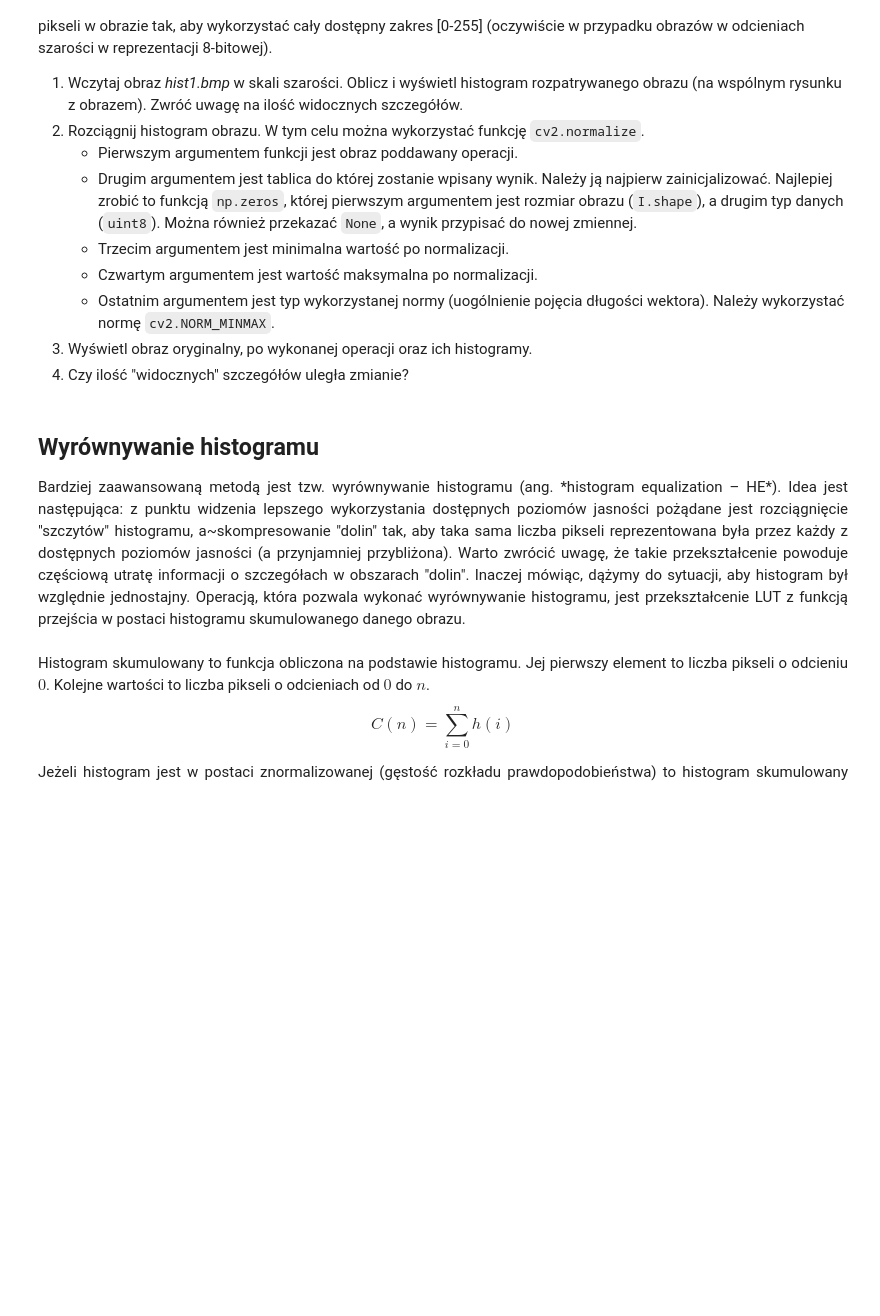
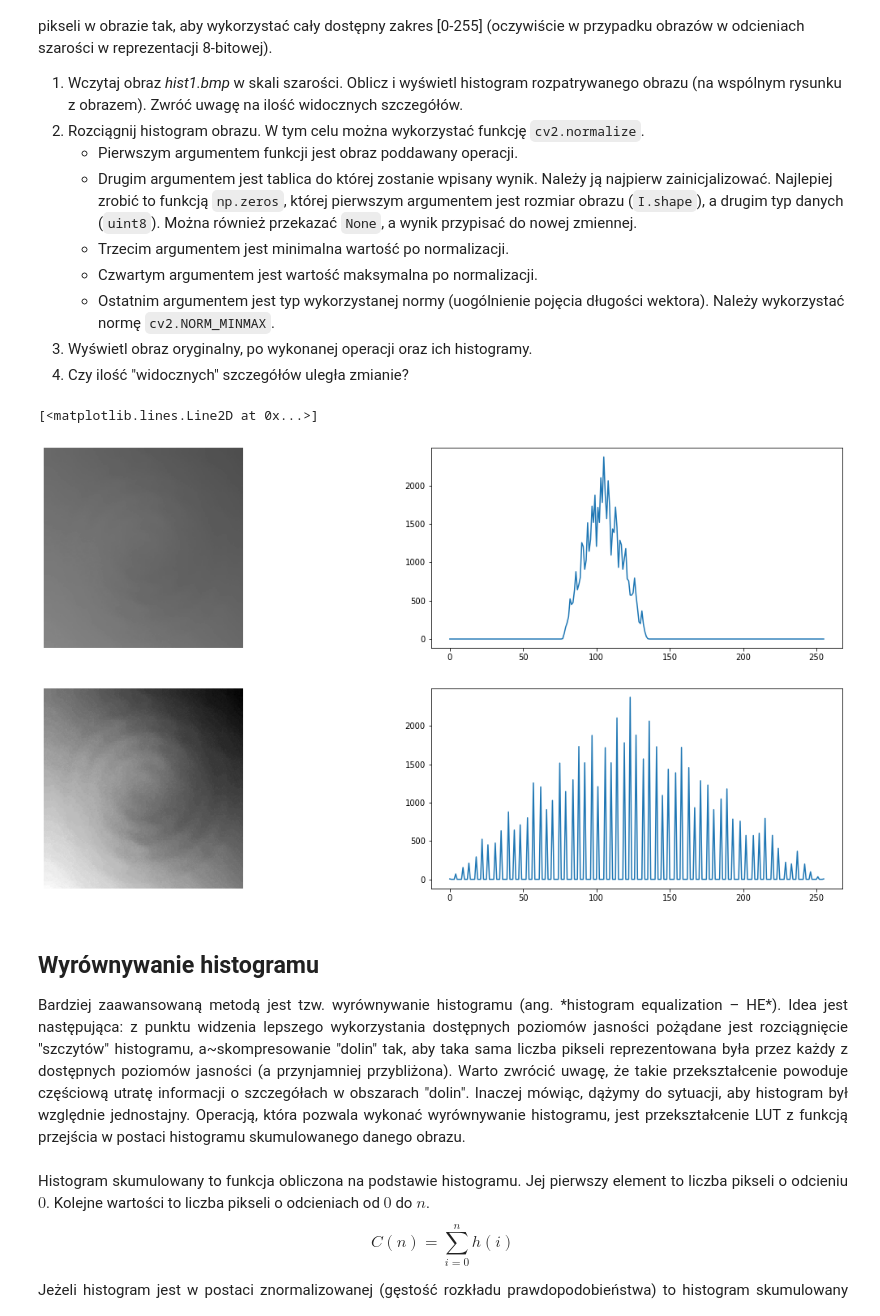
Before and after one commit to Uiskam/WDCPO, a Jupyter notebook: lab_3.ipynb, the cells around one changed output. Cells and saved outputs as stored; diff of their text form; code cells hidden in the pictures; blank space fills up the shorter version.

```diff
--- a/lab_3.ipynb
+++ b/lab_3.ipynb
@@ -124,23 +140,40 @@ Zwróć uwagę na ilość widocznych szczegółów.
 # %%
 fileName = 'hist1.bmp'
 if not os.path.exists(fileName) :
     r = requests.get(url + fileName, allow_redirects=True)
     open(fileName, 'wb').write(r.content)
 
 fileName = 'hist2.bmp'
 if not os.path.exists(fileName) :
     r = requests.get(url + fileName, allow_redirects=True)
     open(fileName, 'wb').write(r.content)
 
 fileName = 'hist3.bmp'
 if not os.path.exists(fileName) :
     r = requests.get(url + fileName, allow_redirects=True)
     open(fileName, 'wb').write(r.content)
 
 fileName = 'hist4.bmp'
 if not os.path.exists(fileName) :
     r = requests.get(url + fileName, allow_redirects=True)
     open(fileName, 'wb').write(r.content)
+
+histPlot, histAxes = plt.subplots(2,2)
+histPlot.set_size_inches(20, 10)
+
+hist1 = cv2.imread('hist1.bmp', cv2.IMREAD_GRAYSCALE)
+hist1_enhanced = cv2.normalize(hist1, None, 0, 255, cv2.NORM_MINMAX)
+hist1_base_hist = cv2.calcHist([hist1], [0], None, [256], [0,256])
+histAxes[0, 0].imshow(hist1, 'gray', vmin=0, vmax=256)
+histAxes[0, 0].axis('off')
+histAxes[0, 1].plot(hist1_base_hist)
+
+histAxes[1, 0].imshow(hist1_enhanced, 'gray', vmin=0, vmax=256)
+histAxes[1, 0].axis('off')
+histAxes[1, 1].plot(cv2.calcHist([hist1_enhanced], [0], None, [256], [0,256]))
+# %% [output]
+[<matplotlib.lines.Line2D at 0x...>]
+[figure, added]
 # %% [markdown]
 ## Wyrównywanie histogramu
 
```
Also changed, not shown: parts of 2 cells of this notebook.
